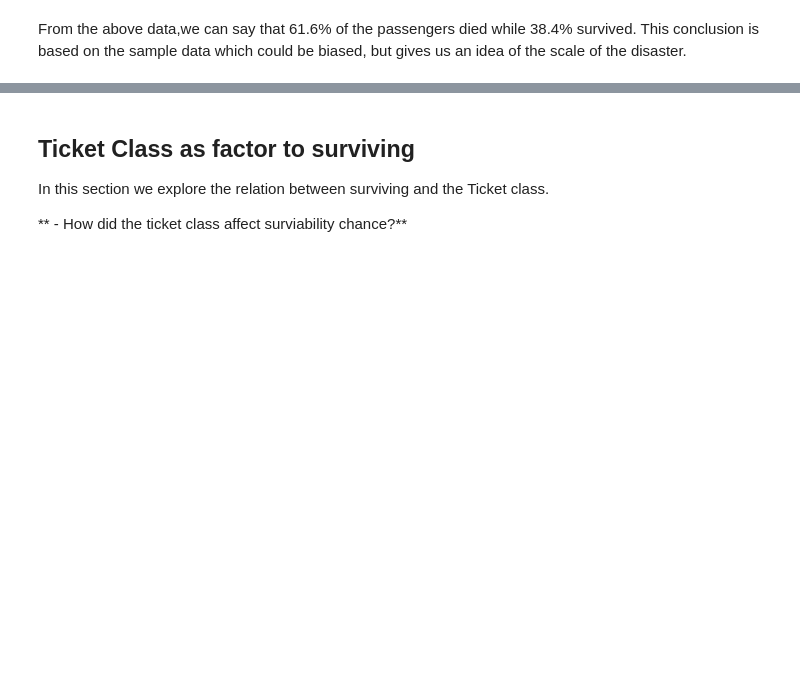
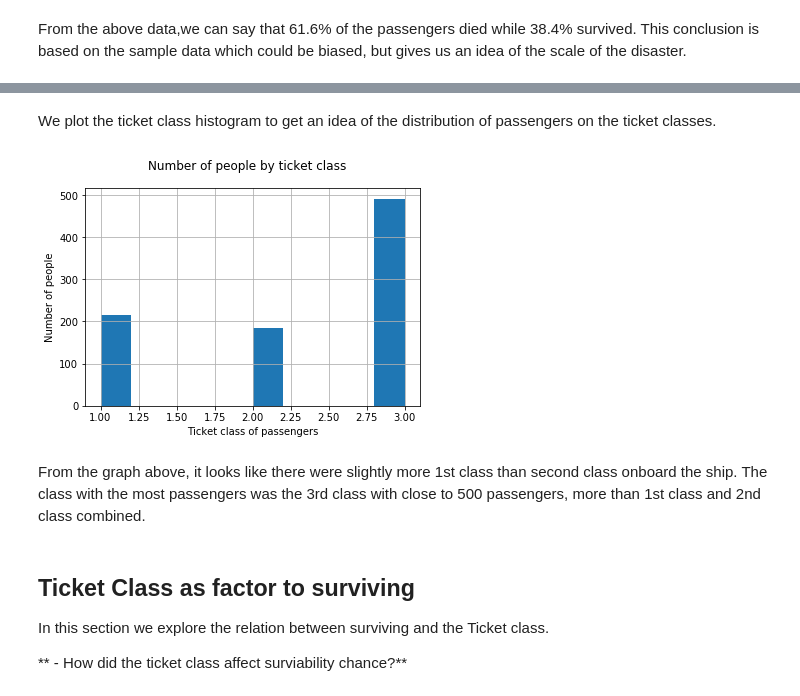
Before and after one commit to hassanhabbak/data_analysis, a Jupyter notebook: TitanicDataAnalysis/Titanic Data Analysis.ipynb, the cells around one changed output, grey strips where cells are left out. Saved outputs shown, nothing was run; the diff lists cells and outputs as text; code cells hidden in the pictures; blank space fills up the shorter version.

Commit message:
Second revision

```diff
--- a/TitanicDataAnalysis/Titanic Data Analysis.ipynb
+++ b/TitanicDataAnalysis/Titanic Data Analysis.ipynb
@@ -216,3 +224,15 @@ From the above data,we can say that 61.6% of the passengers died while 38.4% sur
+# %% [markdown]
+We plot the ticket class histogram to get an idea of the distribution of passengers on the ticket classes.
+# %%
+titanic_ds['Pclass'].hist()
+plt.suptitle('Number of people by ticket class')
+plt.xlabel('Ticket class of passengers')
+plt.ylabel('Number of people')
+plt.show()
+# %% [output]
+[figure, added]
+# %% [markdown]
+From the graph above, it looks like there were slightly more 1st class than second class onboard the ship. The class with the most passengers was the 3rd class with close to 500 passengers, more than 1st class and 2nd class combined.
 # %% [markdown]
 ## Ticket Class as factor  to surviving
 
```
Also changed, not shown: parts of 6 cells of this notebook.
